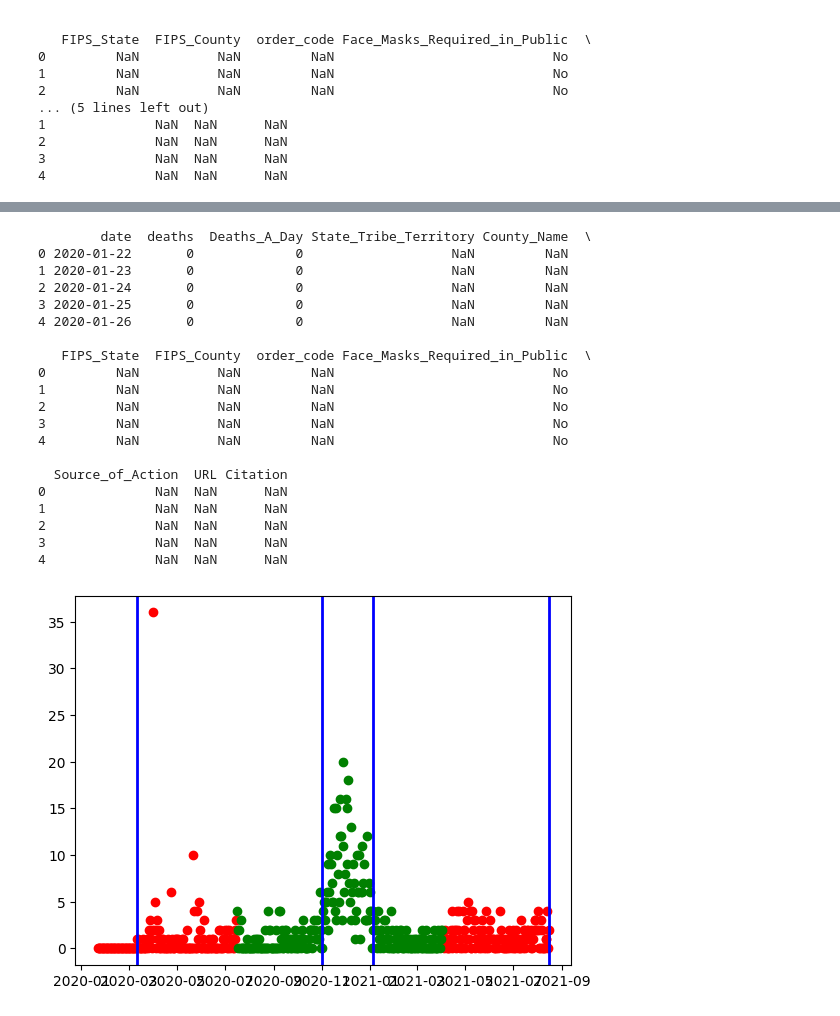
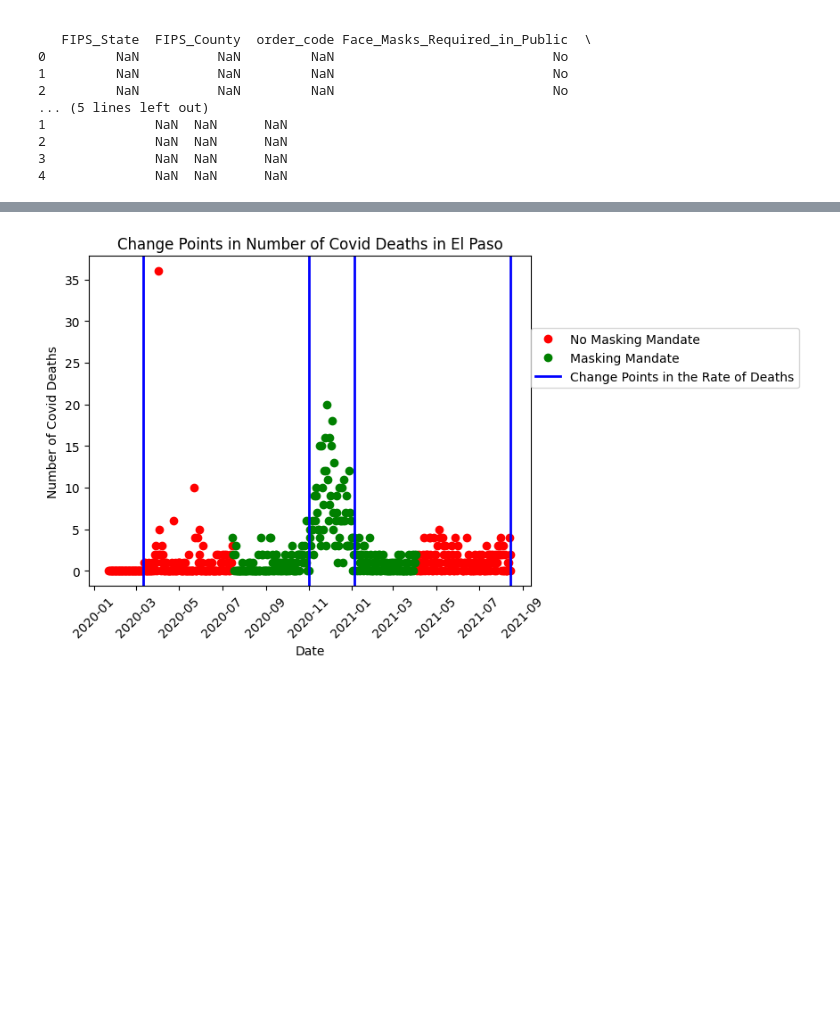
Before and after one commit to ECorpron/Data-516-Project, a Jupyter notebook: Project Part 1.ipynb, the cells around one changed output, grey strips where cells are left out. Drawn from its saved outputs; the diff is of its cells as text; code cells hidden in the pictures; blank space fills up the shorter version.

```diff
--- a/Project Part 1.ipynb
+++ b/Project Part 1.ipynb
@@ -141,41 +152,43 @@ plt.show()
 # %%
+# To tie the change points back into masking, I decided to overlay the break points over a graph that
+# differentiates between when the county was under masking rules or not.
+
+# Split the data into two datasets, one with masking required, the other when it is not
 unMasked = pasoDeathsByDateMerge[pasoDeathsByDateMerge["Face_Masks_Required_in_Public"] == "No"]
-print(unMasked.head())
 masked = pasoDeathsByDateMerge[pasoDeathsByDateMerge["Face_Masks_Required_in_Public"] == "Yes"]
 
-
+# Get the change points from the Pelt method
 deathData = np.array(pasoDeathsByDateMerge["Deaths_A_Day"])
 model="rbf"
 algo = rpt.Pelt(model=model).fit(deathData)
 result = algo.predict(pen=5)
 breaks_rpt = []
 for i in result:
     breaks_rpt.append(pasoDeathsByDateMerge.index[i-1])
 
+# Plot the change points over the death rate values. Color the points
+# on if masking was required or not.
+title = "Change Points in Number of Covid Deaths in El Paso"
+xlabel = 'Date'
+ylabel = 'Number of Covid Deaths'
+dpi = 200
 
-plt.plot(unMasked.date, unMasked.Deaths_A_Day, 'ro')
-plt.plot(masked.date, masked.Deaths_A_Day, 'go')
+plt.plot(unMasked.date, unMasked.Deaths_A_Day, 'ro', label = "No Masking Mandate")
+plt.plot(masked.date, masked.Deaths_A_Day, 'go', label = "Masking Mandate")
 for x in breaks_rpt:
-    plt.axvline(pasoDeathsByDate.loc[x, 'date'], lw = 2, color = 'blue')
+    plt.axvline(pasoDeathsByDate.loc[x, 'date'], lw = 2, color = 'blue', label = "Change Points in the Rate of Deaths")
+
+handles, labels = plt.gca().get_legend_handles_labels()
+newLabels, newHandles = [], []
+for handle, label in zip(handles, labels):
+  if label not in newLabels:
+    newLabels.append(label)
+    newHandles.append(handle)
+plt.legend(newHandles, newLabels, loc = [1, .6])
+
+plt.xticks(rotation = 45)
+
+plt.gca().set(title=title, xlabel=xlabel, ylabel=ylabel)
+plt.show()
 # %% [output]
-        date  deaths  Deaths_A_Day State_Tribe_Territory County_Name  \
-0 2020-01-22       0             0                   NaN         NaN
-1 2020-01-23       0             0                   NaN         NaN
-2 2020-01-24       0             0                   NaN         NaN
-3 2020-01-25       0             0                   NaN         NaN
-4 2020-01-26       0             0                   NaN         NaN
-
-   FIPS_State  FIPS_County  order_code Face_Masks_Required_in_Public  \
-0         NaN          NaN         NaN                            No
-1         NaN          NaN         NaN                            No
-2         NaN          NaN         NaN                            No
-3         NaN          NaN         NaN                            No
-4         NaN          NaN         NaN                            No
-
-  Source_of_Action  URL Citation
-0              NaN  NaN      NaN
-1              NaN  NaN      NaN
-2              NaN  NaN      NaN
-3              NaN  NaN      NaN
-4              NaN  NaN      NaN
-[figure, old version]
+[figure, new version]
```
Also changed, not shown: parts of 2 cells of this notebook, 4 other files.
